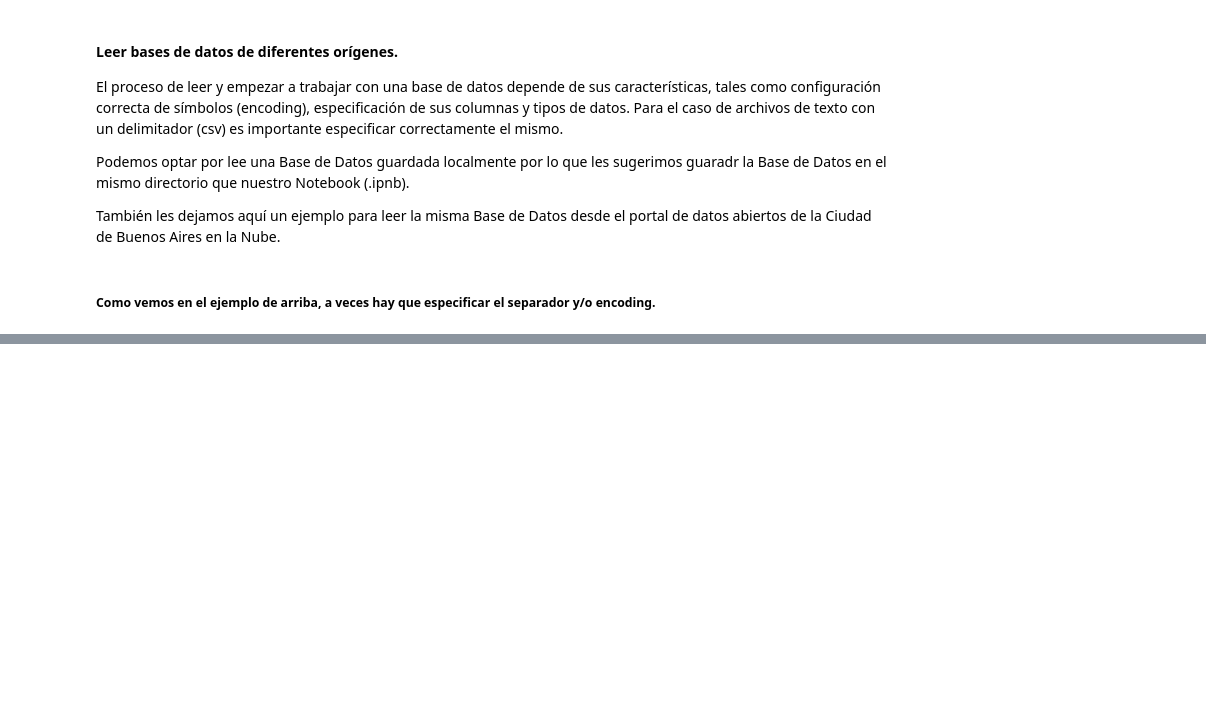
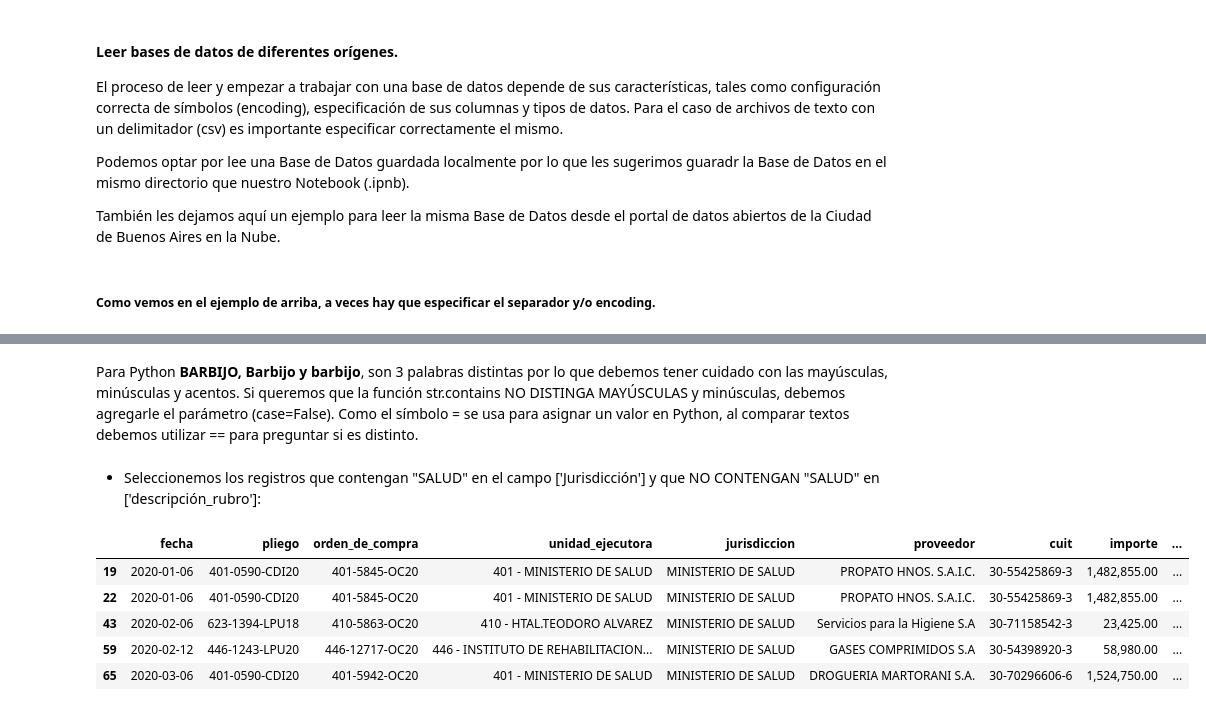
Before and after one commit to francovillagra/Ciencia-de-datos-para-Auditores, a Jupyter notebook: Modulo 2.ipynb, the cells around one changed output, grey strips where cells are left out. Drawn from its saved outputs; the diff is of its cells as text; code cells hidden in the pictures; blank space fills up the shorter version.

```diff
--- a/Modulo 2.ipynb
+++ b/Modulo 2.ipynb
@@ -86,0 +456,15 @@ Pandas es una librería de Python especializada en el manejo y análisis de estr
+# %% [markdown]
+Para Python __BARBIJO, Barbijo y barbijo__, son 3 palabras distintas por lo que debemos tener cuidado con las mayúsculas, minúsculas y acentos.
+Si queremos que la función str.contains NO DISTINGA MAYÚSCULAS y minúsculas, debemos agregarle el parámetro (case=False).
+Como el símbolo = se usa para asignar un valor en Python, al comparar textos debemos utilizar == para preguntar si es distinto.
+# %% [markdown]
+- Seleccionemos los registros que contengan "SALUD" en el campo ['Jurisdicción'] y que NO CONTENGAN "SALUD" en ['descripción_rubro']:
+# %%
+df.loc [(df.jurisdiccion.str.contains('salud', case=False)) & (df.descripcion_rubro != 'Salud')].head() # La funcion str.contains() es sensible a MAYUSCULAS Y MINUSCULAS
+# %% [output]
+|  | fecha | pliego | orden_de_compra | unidad_ejecutora | jurisdiccion | proveedor | cuit | importe | ... |
+| 19 | 2020-01-06 | 401-0590-CDI20 | 401-5845-OC20 | 401 - MINISTERIO DE SALUD | MINISTERIO DE SALUD | PROPATO HNOS. S.A.I.C. | 30-55425869-3 | 1,482,855.00 | ... |
+| 22 | 2020-01-06 | 401-0590-CDI20 | 401-5845-OC20 | 401 - MINISTERIO DE SALUD | MINISTERIO DE SALUD | PROPATO HNOS. S.A.I.C. | 30-55425869-3 | 1,482,855.00 | ... |
+| 43 | 2020-02-06 | 623-1394-LPU18 | 410-5863-OC20 | 410 - HTAL.TEODORO ALVAREZ | MINISTERIO DE SALUD | Servicios para la Higiene S.A | 30-71158542-3 | 23,425.00 | ... |
+| 59 | 2020-02-12 | 446-1243-LPU20 | 446-12717-OC20 | 446 - INSTITUTO DE REHABILITACION... | MINISTERIO DE SALUD | GASES COMPRIMIDOS S.A | 30-54398920-3 | 58,980.00 | ... |
+| 65 | 2020-03-06 | 401-0590-CDI20 | 401-5942-OC20 | 401 - MINISTERIO DE SALUD | MINISTERIO DE SALUD | DROGUERIA MARTORANI S.A. | 30-70296606-6 | 1,524,750.00 | ... |
```
Also changed, not shown: parts of 58 cells of this notebook.
